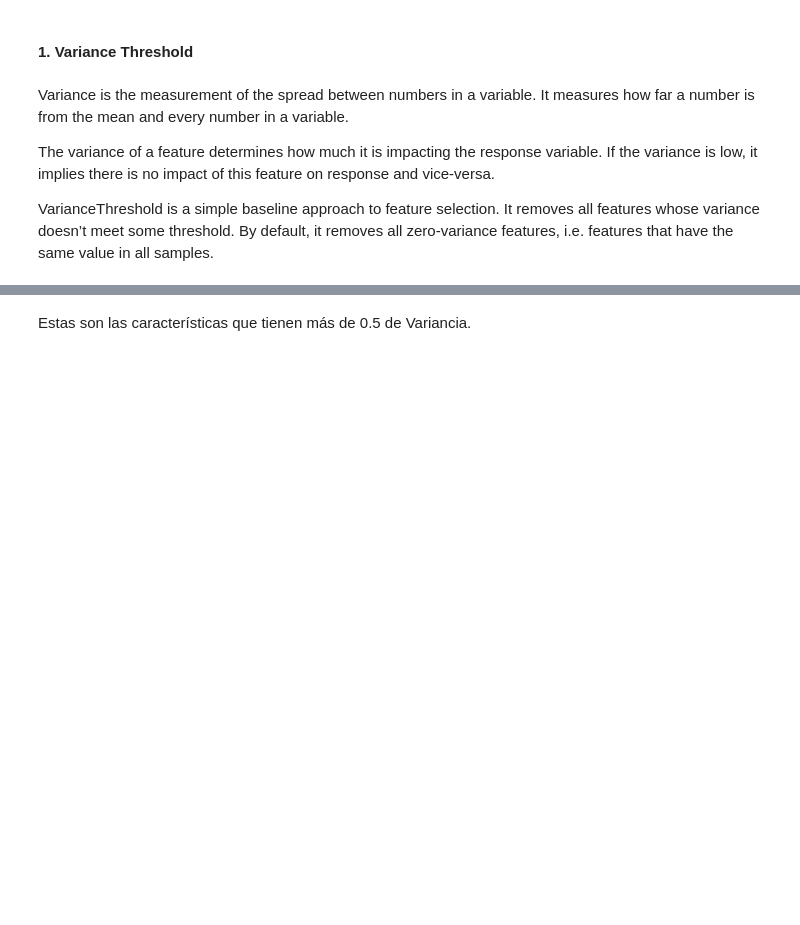
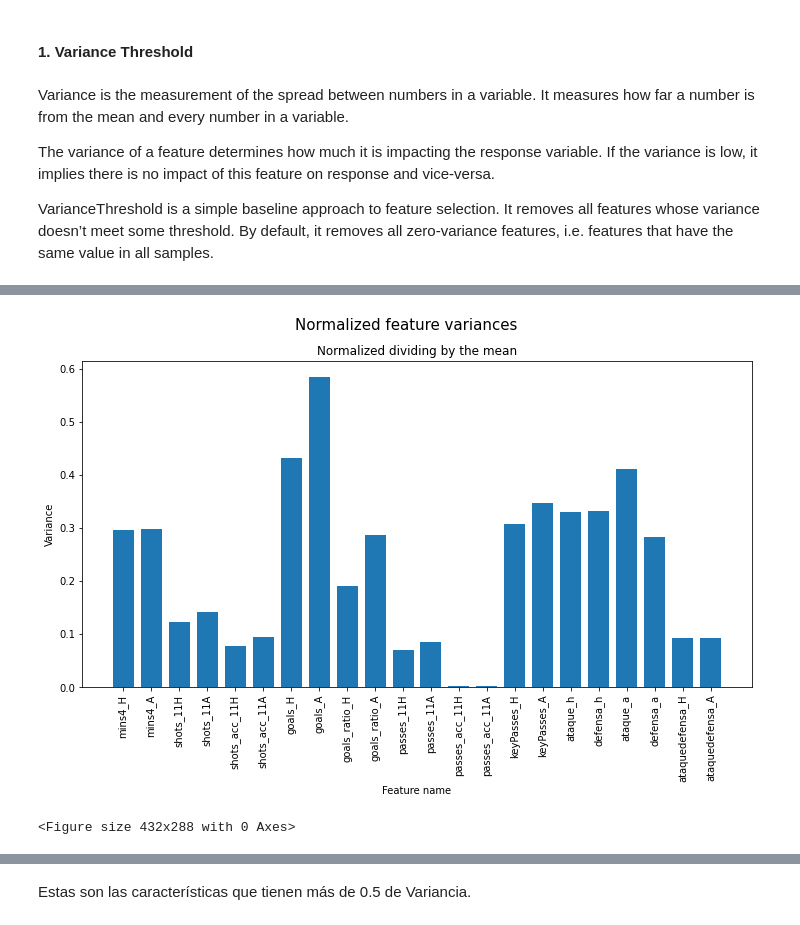
Before and after one commit to prunonos/football_analytics, a Jupyter notebook: code/feature_selection.ipynb, the cells around one changed output, grey strips where cells are left out. Saved outputs shown, nothing was run; the diff lists cells and outputs as text; code cells hidden in the pictures; blank space fills up the shorter version.

```diff
--- a/code/feature_selection.ipynb
+++ b/code/feature_selection.ipynb
@@ -418,6 +659,6 @@ VarianceThreshold is a simple baseline approach to feature selection. It removes
 # que valor asignar al Threshold ? Hay alguna manera de testear ?
 # Despues de normalizar las características pierden muucha varianza
 
-filter = feature_selection.VarianceThreshold(0.05)
+filter = feature_selection.VarianceThreshold(0.25)
 # %%
 filter.fit(X_norm)
@@ -428,13 +685,17 @@ pd.DataFrame(new_X,columns=features[mask_new_feat])
 # %%
 plt.figure(figsize=(12,6))
 plt.clf()
 plt.bar(features, X_norm.var(), width=0.75)
-plt.title("Normalized feature variances")
+plt.title("Normalized dividing by the mean")
+plt.suptitle("Normalized feature variances",fontsize=15)
 plt.xlabel("Feature name")
 plt.ylabel("Variance")
 plt.xticks(rotation=90)
 plt.show()
 
-plt.savefig(path_graphs + 'normalized_feature_variances.jpg', format='jpg', dpi=200)
+plt.savefig(path_graphs + 'divmean_feature_variances.jpg', format='jpg', dpi=200)
+# %% [output]
+[figure, added]
+<Figure size 432x288 with 0 Axes>
 # %%
 features[mask_new_feat]
```
Also changed, not shown: parts of 46 cells of this notebook, 32 other files.
